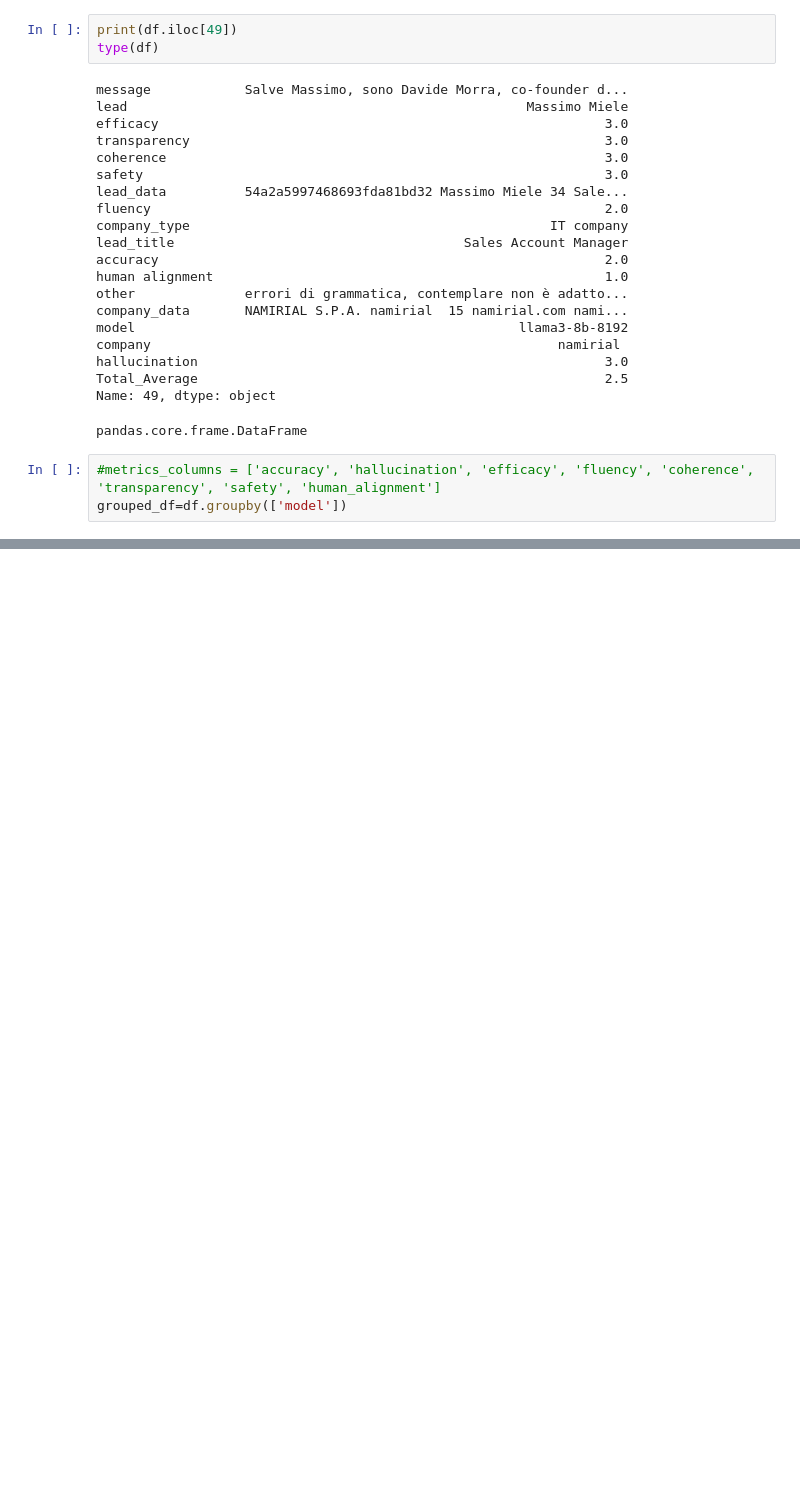
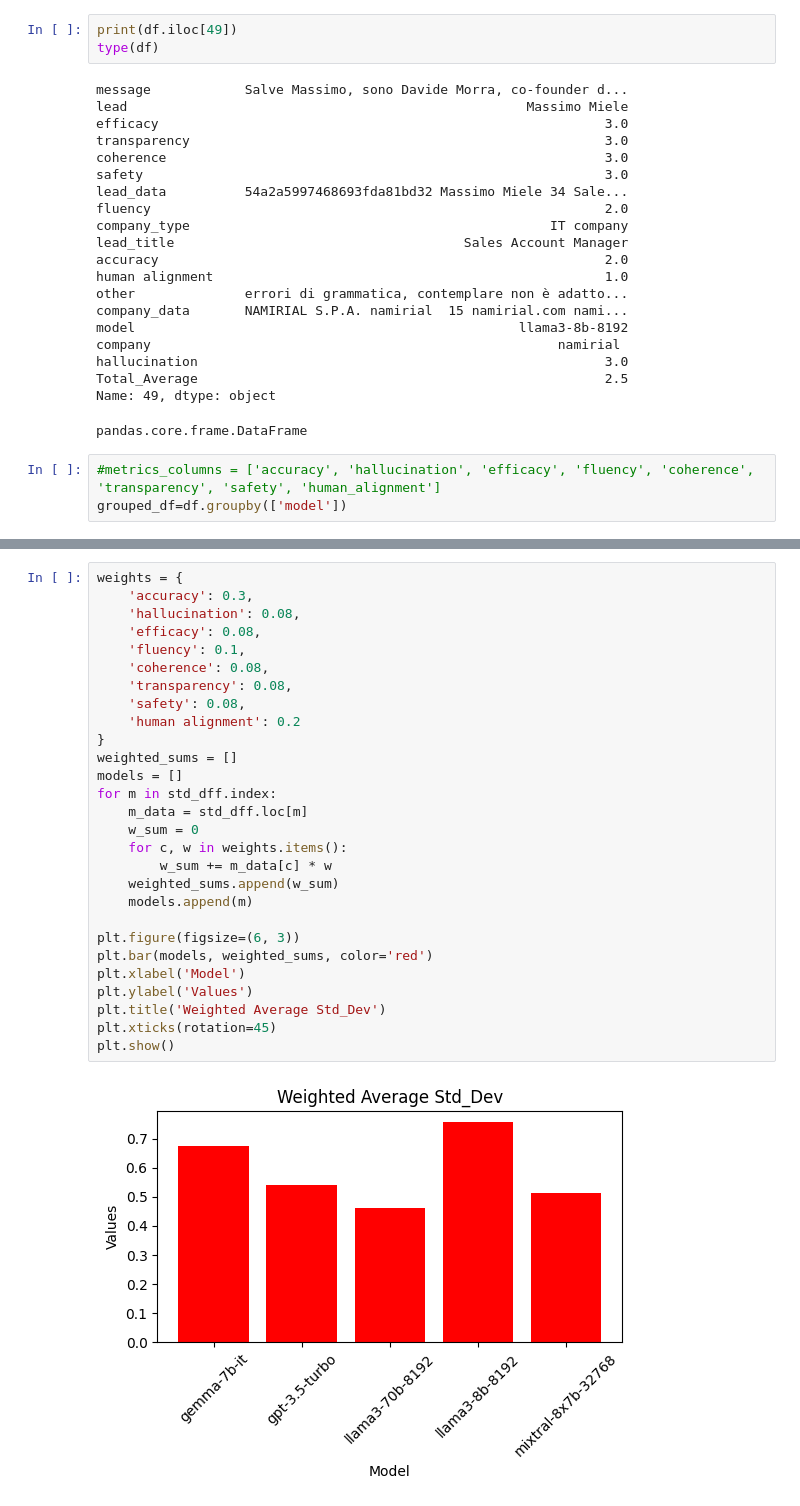
Before and after one commit to alb1c/Stage-AI-sales-agent, a Jupyter notebook: stats.ipynb, the cells around one changed output, grey strips where cells are left out. Saved outputs shown, nothing was run; the diff lists cells and outputs as text; blank space fills up the shorter version.

```diff
--- a/stats.ipynb
+++ b/stats.ipynb
@@ -127,0 +127,30 @@ for model in std_dff.index:
+# %%
+weights = {
+    'accuracy': 0.3,
+    'hallucination': 0.08,
+    'efficacy': 0.08,
+    'fluency': 0.1,
+    'coherence': 0.08,
+    'transparency': 0.08,
+    'safety': 0.08,
+    'human alignment': 0.2
+}
+weighted_sums = []
+models = []
+for m in std_dff.index:
+    m_data = std_dff.loc[m]
+    w_sum = 0
+    for c, w in weights.items():
+        w_sum += m_data[c] * w
+    weighted_sums.append(w_sum)
+    models.append(m)
+
+plt.figure(figsize=(6, 3))
+plt.bar(models, weighted_sums, color='red')
+plt.xlabel('Model')
+plt.ylabel('Values')
+plt.title('Weighted Average Std_Dev')
+plt.xticks(rotation=45)
+plt.show()
+# %% [output]
+[figure, added]
```
Also changed, not shown: parts of 5 cells of this notebook.
